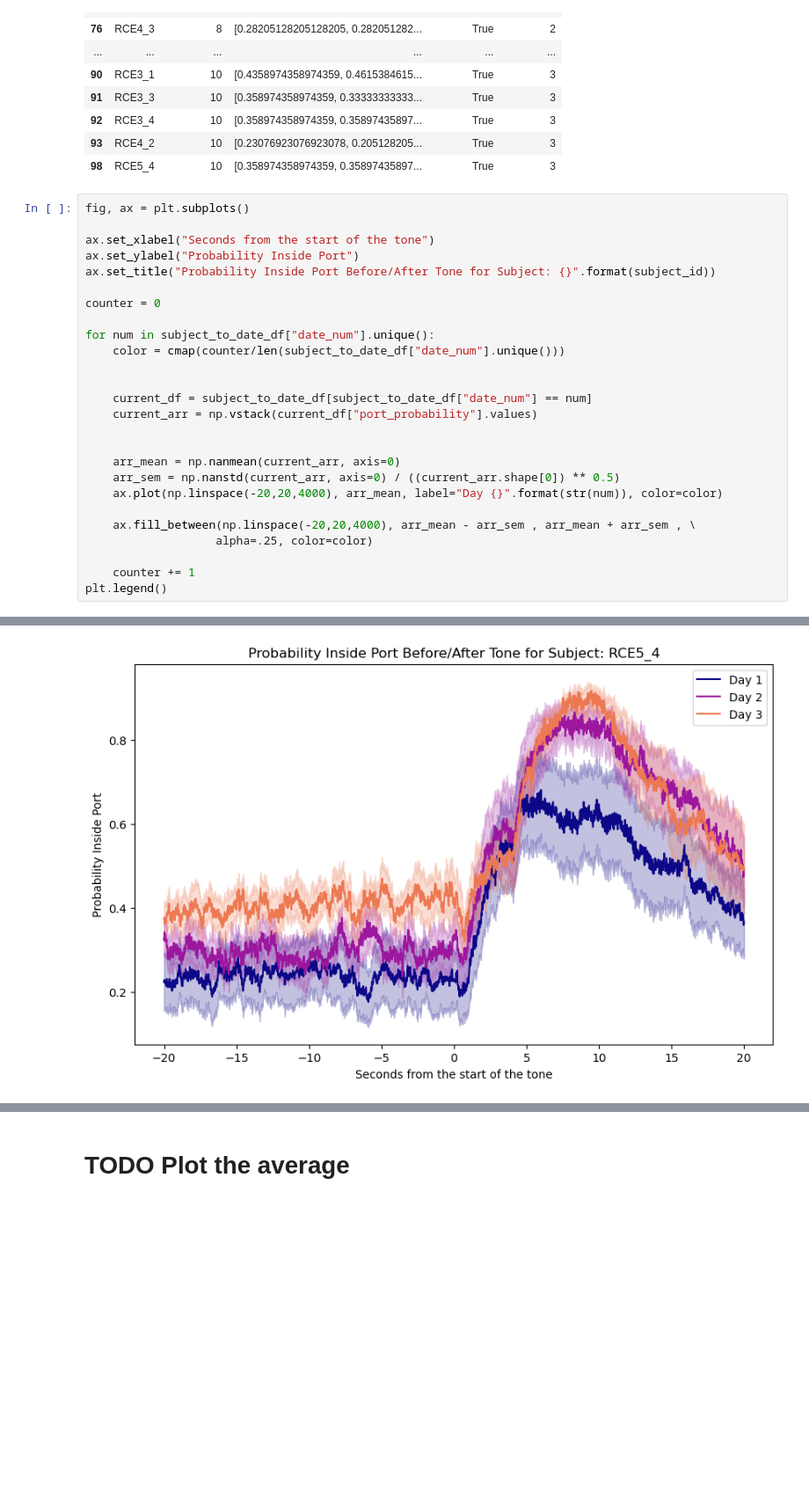
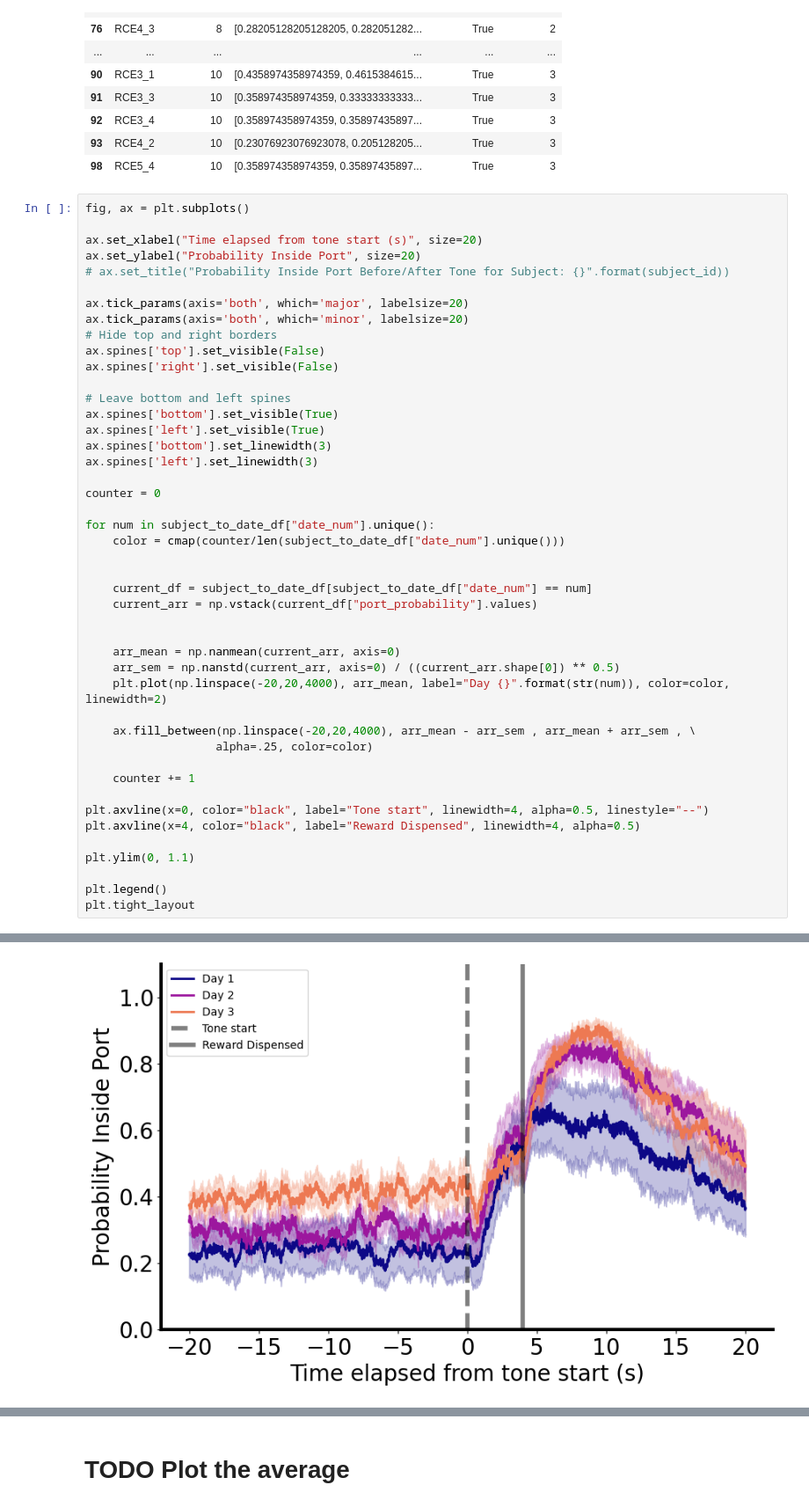
Before and after one commit to padillacoreanolab/reward_comp_ext, a Jupyter notebook: results/2024_08_30_reward_training/03_port_entry_precision_cage_1.ipynb, the cells around one changed output, grey strips where cells are left out. Shown at 88% size. Cells and saved outputs as stored; diff of their text form; blank space fills up the shorter version.

Commit message:
nb: port prob plot edited

```diff
--- a/results/2024_08_30_reward_training/03_port_entry_precision_cage_1.ipynb
+++ b/results/2024_08_30_reward_training/03_port_entry_precision_cage_1.ipynb
@@ -745,9 +745,21 @@ subject_to_date_df
 # %%
 fig, ax = plt.subplots()
 
-ax.set_xlabel("Seconds from the start of the tone")
-ax.set_ylabel("Probability Inside Port")
-ax.set_title("Probability Inside Port Before/After Tone for Subject: {}".format(subject_id))
+ax.set_xlabel("Time elapsed from tone start (s)", size=20)
+ax.set_ylabel("Probability Inside Port", size=20)
+# ax.set_title("Probability Inside Port Before/After Tone for Subject: {}".format(subject_id))
+
+ax.tick_params(axis='both', which='major', labelsize=20)
+ax.tick_params(axis='both', which='minor', labelsize=20)
+# Hide top and right borders
+ax.spines['top'].set_visible(False)
+ax.spines['right'].set_visible(False)
+
+# Leave bottom and left spines
+ax.spines['bottom'].set_visible(True)
+ax.spines['left'].set_visible(True)
+ax.spines['bottom'].set_linewidth(3)
+ax.spines['left'].set_linewidth(3)
 
 counter = 0
 
@@ -761,11 +773,18 @@ for num in subject_to_date_df["date_num"].unique():
 
     arr_mean = np.nanmean(current_arr, axis=0)
     arr_sem = np.nanstd(current_arr, axis=0) / ((current_arr.shape[0]) ** 0.5)
-    ax.plot(np.linspace(-20,20,4000), arr_mean, label="Day {}".format(str(num)), color=color)
+    plt.plot(np.linspace(-20,20,4000), arr_mean, label="Day {}".format(str(num)), color=color, linewidth=2)
 
     ax.fill_between(np.linspace(-20,20,4000), arr_mean - arr_sem , arr_mean + arr_sem , \
                    alpha=.25, color=color)
 
     counter += 1
+
+plt.axvline(x=0, color="black", label="Tone start", linewidth=4, alpha=0.5, linestyle="--")
+plt.axvline(x=4, color="black", label="Reward Dispensed", linewidth=4, alpha=0.5)
+
+plt.ylim(0, 1.1)
+
 plt.legend()
+plt.tight_layout
 # %% [output]
@@ -773 +792 @@ plt.legend()
-[figure, old version]
+[figure, new version]
```
Also changed, not shown: parts of 5 cells of this notebook.
